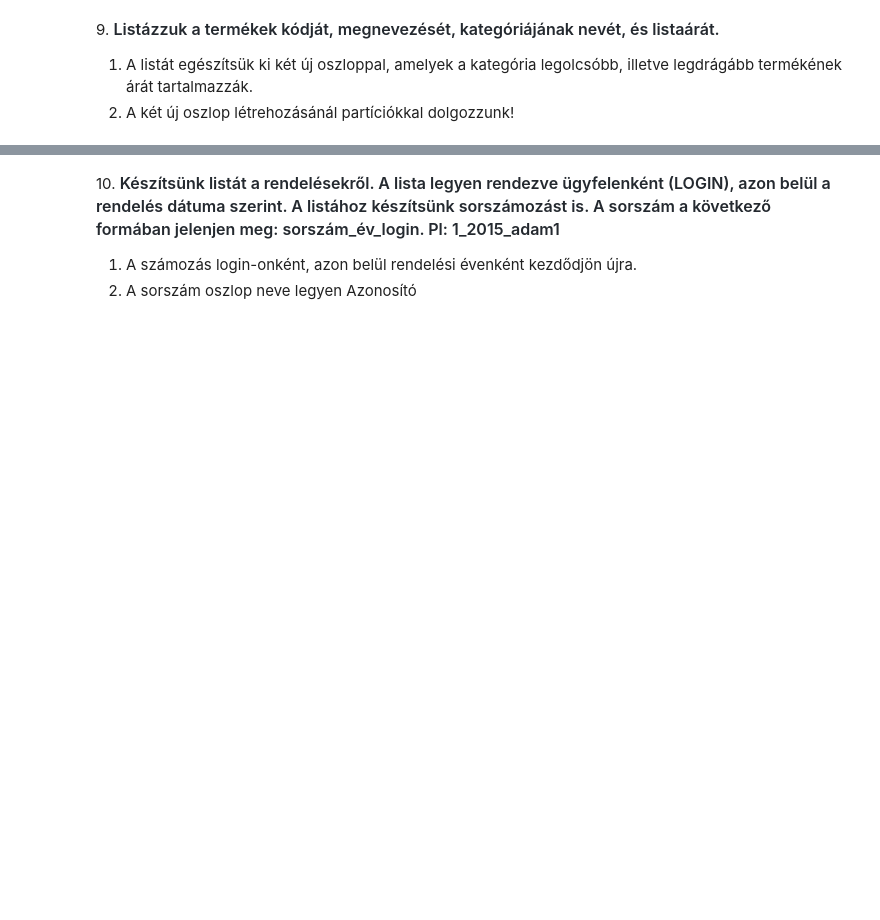
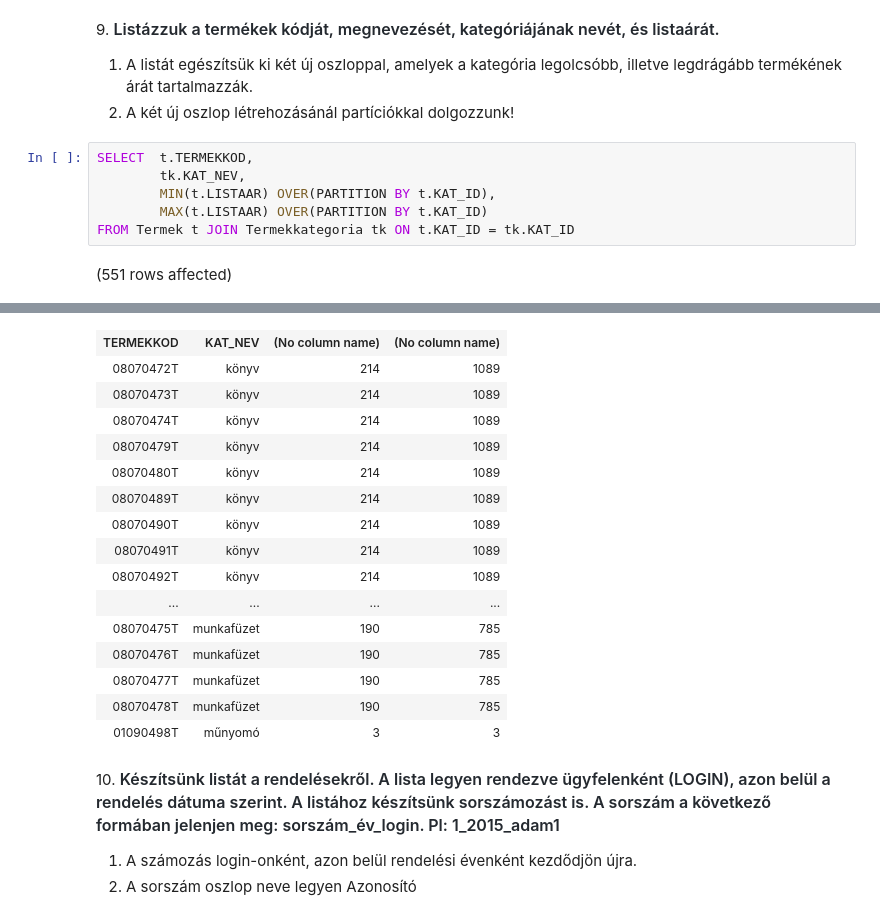
Before and after one commit to JanosZkcs/Adatbazisok_egyetem, a Jupyter notebook: gyakorlat05_feladatok.ipynb, the cells around one changed output, grey strips where cells are left out. Drawn from its saved outputs; the diff is of its cells as text; blank space fills up the shorter version.

```diff
--- a/gyakorlat05_feladatok.ipynb
+++ b/gyakorlat05_feladatok.ipynb
@@ -141,3 +166,11 @@ Total execution time: 00:00:00.074
 
 1. A listát egészítsük ki két új oszloppal, amelyek a kategória legolcsóbb, illetve legdrágább termékének árát tartalmazzák.
 2. A két új oszlop létrehozásánál partíciókkal dolgozzunk!
+# %%
+SELECT  t.TERMEKKOD,
+        tk.KAT_NEV,
+        MIN(t.LISTAAR) OVER(PARTITION BY t.KAT_ID),
+        MAX(t.LISTAAR) OVER(PARTITION BY t.KAT_ID)
+FROM Termek t JOIN Termekkategoria tk ON t.KAT_ID = tk.KAT_ID
+# %% [output]
+(551 rows affected)
@@ -144,3 +178,19 @@ Total execution time: 00:00:00.074
+| TERMEKKOD | KAT_NEV | (No column name) | (No column name) |
+| 08070472T | könyv | 214 | 1089 |
+| 08070473T | könyv | 214 | 1089 |
+| 08070474T | könyv | 214 | 1089 |
+| 08070479T | könyv | 214 | 1089 |
+| 08070480T | könyv | 214 | 1089 |
+| 08070489T | könyv | 214 | 1089 |
+| 08070490T | könyv | 214 | 1089 |
+| 08070491T | könyv | 214 | 1089 |
+| 08070492T | könyv | 214 | 1089 |
+| ... | ... | ... | ... |
+| 08070475T | munkafüzet | 190 | 785 |
+| 08070476T | munkafüzet | 190 | 785 |
+| 08070477T | munkafüzet | 190 | 785 |
+| 08070478T | munkafüzet | 190 | 785 |
+| 01090498T | műnyomó | 3 | 3 |
 # %% [markdown]
 10. <span style="font-weight: 600; color: rgb(36, 41, 47); font-family: -apple-system, BlinkMacSystemFont, &quot;Segoe UI&quot;, Helvetica, Arial, sans-serif, &quot;Apple Color Emoji&quot;, &quot;Segoe UI Emoji&quot;; font-size: 16px;">Készítsünk listát a rendelésekről. A lista legyen rendezve ügyfelenként (LOGIN), azon belül a rendelés dátuma szerint. A listához készítsünk sorszámozást is. A sorszám a következő formában jelenjen meg: sorszám_év_login. Pl: 1_2015_adam1</span>
 
```
Also changed, not shown: parts of 2 cells of this notebook.
